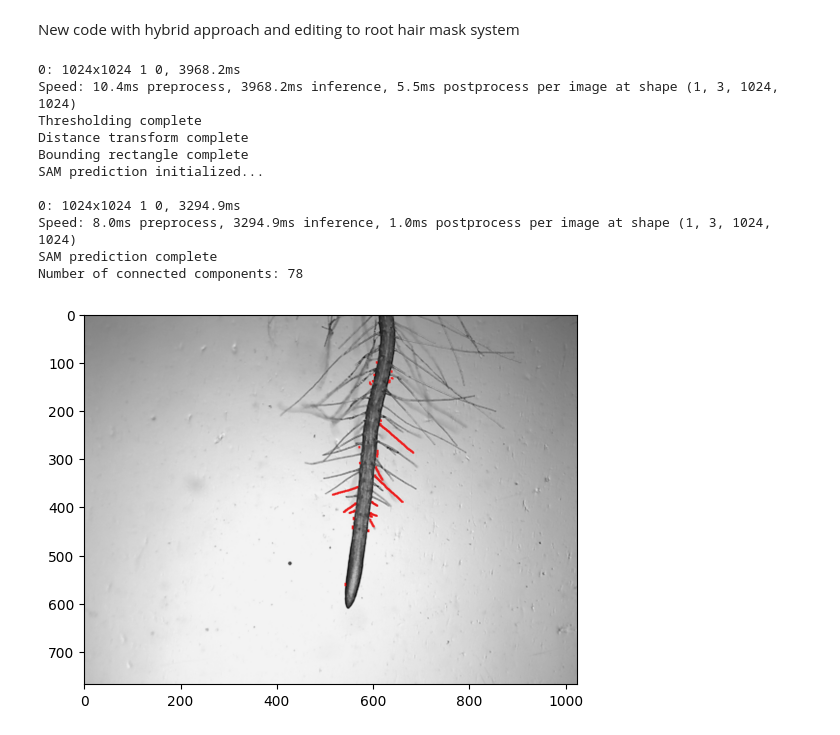
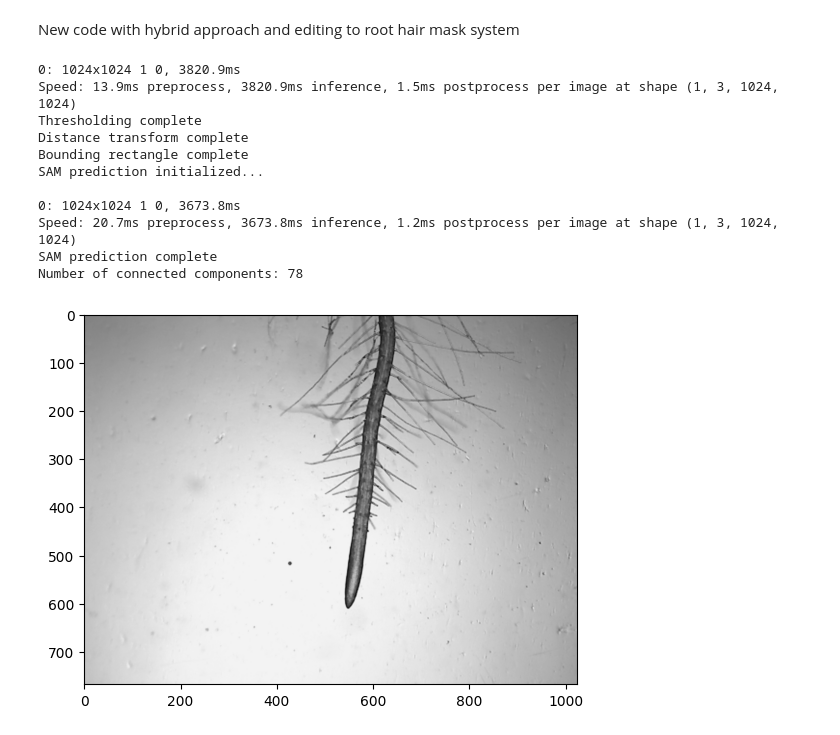
Before and after one commit to AntoAAAAAAAA/Root_Hair_Project, a Jupyter notebook: Root_mask_testing.ipynb, the cells around one changed output. Cells and saved outputs as stored; diff of their text form; code cells hidden in the pictures.

Commit message:
test of branch

```diff
--- a/Root_mask_testing.ipynb
+++ b/Root_mask_testing.ipynb
@@ -336,7 +336,9 @@ def makeValidRootHairMasks(skeletonized_hairs, contour, microscope_conversion_fa
 
     filtered = 0 # for testing
 
+    # test_list = [27, 47, 64]
     for i in range(1, num_objects + 1):
+    # for i in test_list:
         one_component_mask = (components_masks == i).astype(np.uint8)
 
         # # for testing
@@ -404,10 +406,12 @@ def makeValidRootHairMasks(skeletonized_hairs, contour, microscope_conversion_fa
         length_in_microns = length * microscope_conversion_factor
 
         # filter root hairs that aren't good for measuring
-        if endpoints != 2 or branchpoints:
+        if endpoints != 2:
             continue
-        # if length_in_microns > upper or length_in_microns < lower:
-        #     continue
+        if branchpoints:
+            continue
+        if length_in_microns > upper or length_in_microns < lower:
+            continue
 
         # need to compare one_component_mask to contour
         coords_of_endpoints = [tuple(coords[i]) for i, d in enumerate(list_of_degrees) if d == 1]
@@ -469,35 +473,35 @@ def makeValidRootHairMasks(skeletonized_hairs, contour, microscope_conversion_fa
     # plt.show()
 
     return valid_root_hair_masks, components_masks
 
 valid_root_hair_masks, components_masks = makeValidRootHairMasks(skeletonized_hairs, contours, microscope_conversion_factor= 3.393626769, upper=100, lower=5)
 
 def makeFinalMaskWithFinalRootHairs(image_grey, valid_root_hair_masks):
     ' This function creates an overlay of the filtered root hairs on top of the original grayscale image.'
 
     color_root = cv2.cvtColor(image_grey, cv2.COLOR_GRAY2RGB)
     overlay = color_root.copy()
     for i in range(0, len(valid_root_hair_masks)):
         valid_dict = valid_root_hair_masks[i]
         ind_mask = (valid_dict['thicker mask'] * 255).astype(np.uint8)
         overlay[ind_mask == 255] = [255, 0 , 0]
     root_hair_overlay = cv2.addWeighted(color_root, 0.2, overlay, 0.8, 0)
 
     return root_hair_overlay
 
 overlay = makeFinalMaskWithFinalRootHairs(image_gray, valid_root_hair_masks)
 plt.imshow(overlay)
 plt.show()
 # %% [output]
-0: 1024x1024 1 0, 3968.2ms
-Speed: 10.4ms preprocess, 3968.2ms inference, 5.5ms postprocess per image at shape (1, 3, 1024, 1024)
+0: 1024x1024 1 0, 3820.9ms
+Speed: 13.9ms preprocess, 3820.9ms inference, 1.5ms postprocess per image at shape (1, 3, 1024, 1024)
 Thresholding complete
 Distance transform complete
 Bounding rectangle complete
 SAM prediction initialized...
 
-0: 1024x1024 1 0, 3294.9ms
-Speed: 8.0ms preprocess, 3294.9ms inference, 1.0ms postprocess per image at shape (1, 3, 1024, 1024)
+0: 1024x1024 1 0, 3673.8ms
+Speed: 20.7ms preprocess, 3673.8ms inference, 1.2ms postprocess per image at shape (1, 3, 1024, 1024)
 SAM prediction complete
 Number of connected components: 78
-[figure, old version]
+[figure, new version]
```
Also changed, not shown: 3 other files.
